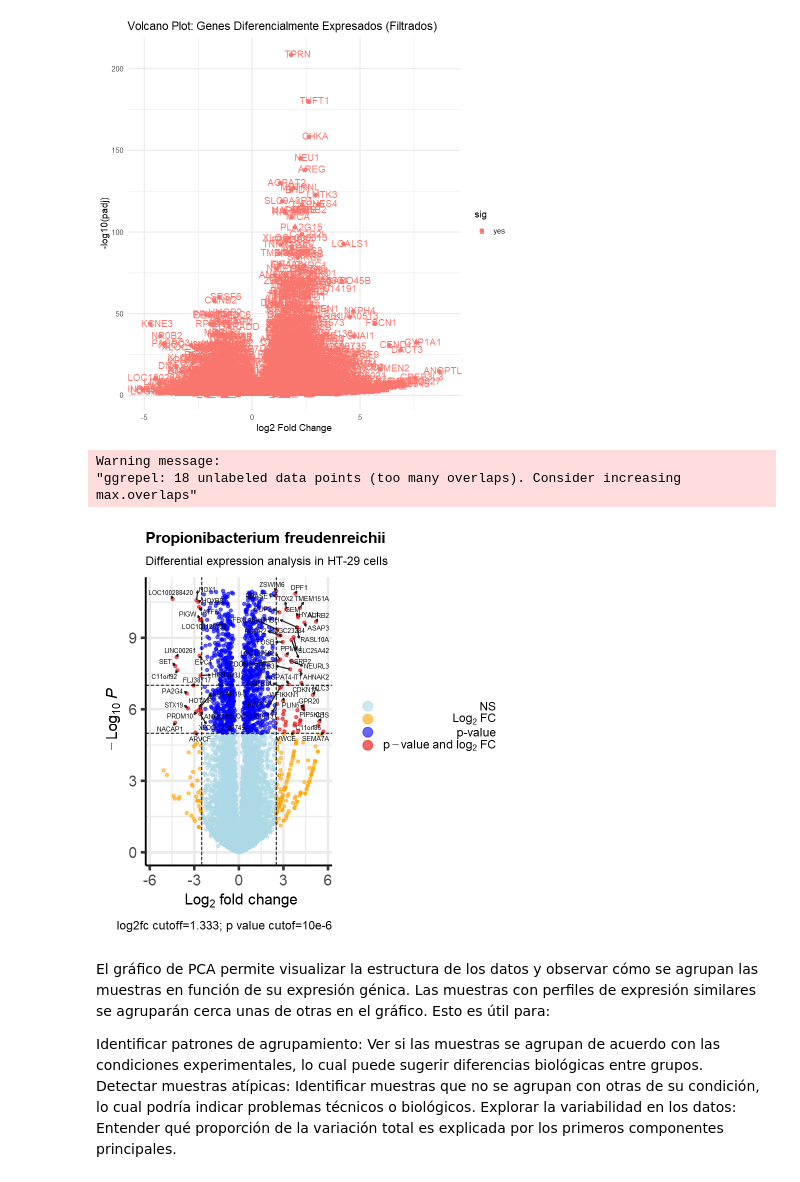
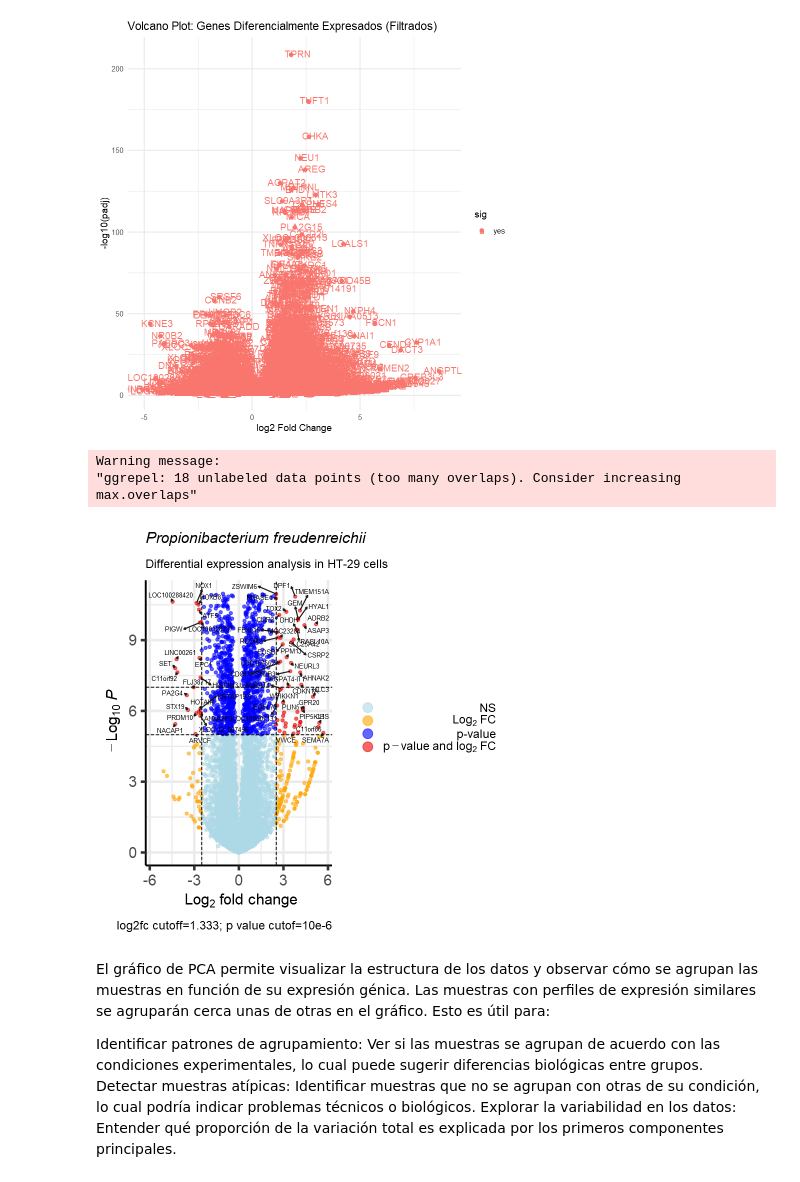
Before and after one commit to nicolasbroldan/Protocolo_Reposicionamiento_Probioticos, a Jupyter notebook: 1_Dseq2/Propionibacterium freudenreichii/DSEQ2.ipynb, the cells around one changed output. Cells and saved outputs as stored; diff of their text form; code cells hidden in the pictures.

Commit message:
Updating Volcano Plot
Changing Title to the Volcano plot.

```diff
--- a/1_Dseq2/Propionibacterium freudenreichii/DSEQ2.ipynb
+++ b/1_Dseq2/Propionibacterium freudenreichii/DSEQ2.ipynb
@@ -449,29 +471,29 @@ write.csv(deSeqRes_filtrado, "deSeqRes_filtrado_Propionibacterium freudenreichii
 # %%
 # Crear volcanoplot de grado de publicación con genes de interés marcados
 EnhancedVolcano(res,
                 lab = rownames(res),
                 x = 'log2FoldChange',
                 y = 'padj',
                 pCutoff = 10e-6,
                 FCcutoff = 2.5,
                 xlim = c(-5.7, 5.7),
                 ylim = c(0, -log10(10.2e-12)),
                 pointSize = 1.3,
                 labSize = 2.6,
-                title = 'Propionibacterium freudenreichii',
+                title = expression(italic('Propionibacterium freudenreichii')),
                 subtitle = 'Differential expression analysis in HT-29 cells',
                 caption = 'log2fc cutoff=1.333; p value cutof=10e-6',
                 legendPosition = "right",
                 legendLabSize = 14,
                 col = c('lightblue', 'orange', 'blue', 'red2'),
                 colAlpha = 0.6,
                 drawConnectors = TRUE,
                 hline = c(10e-8),
                 widthConnectors = 0.5)
 # %% [output]
 Warning message:
 "ggrepel: 18 unlabeled data points (too many overlaps). Consider increasing max.overlaps"
-[figure, old version]
+[figure, new version]
 # %% [markdown]
 El gráfico de PCA permite visualizar la estructura de los datos y observar cómo se agrupan las muestras en función de su expresión génica. Las muestras con perfiles de expresión similares se agruparán cerca unas de otras en el gráfico. Esto es útil para:
 
```
Also changed, not shown: parts of 1 cell of this notebook, 6 other files.
